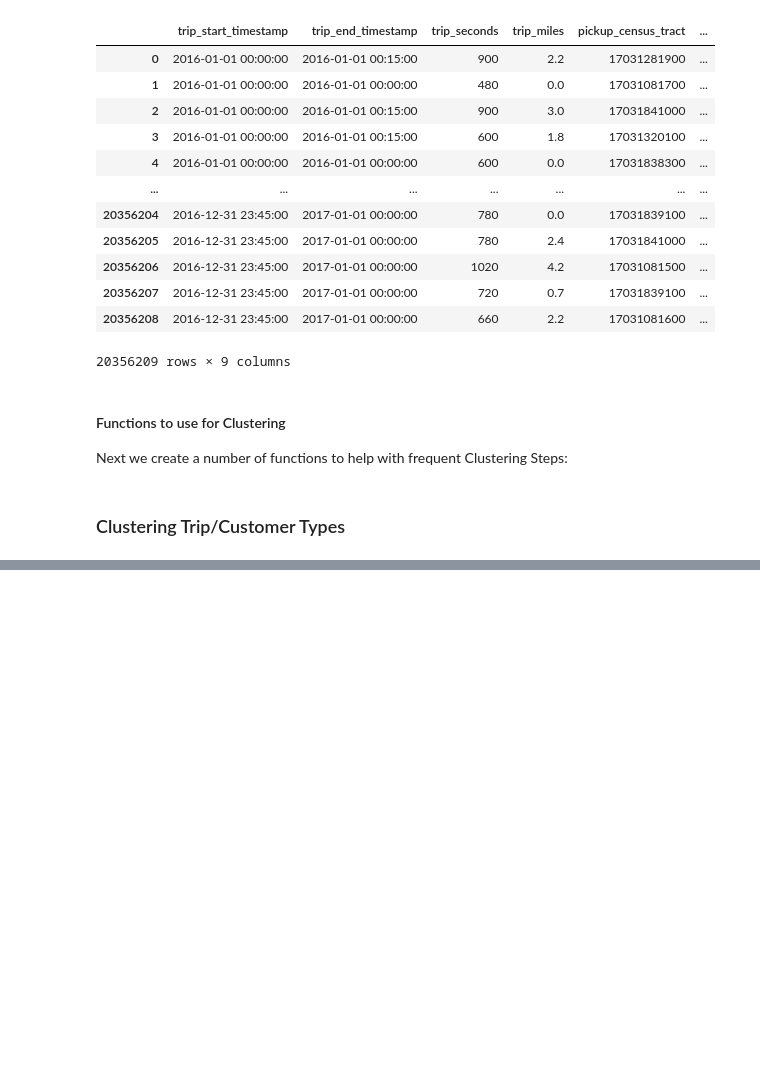
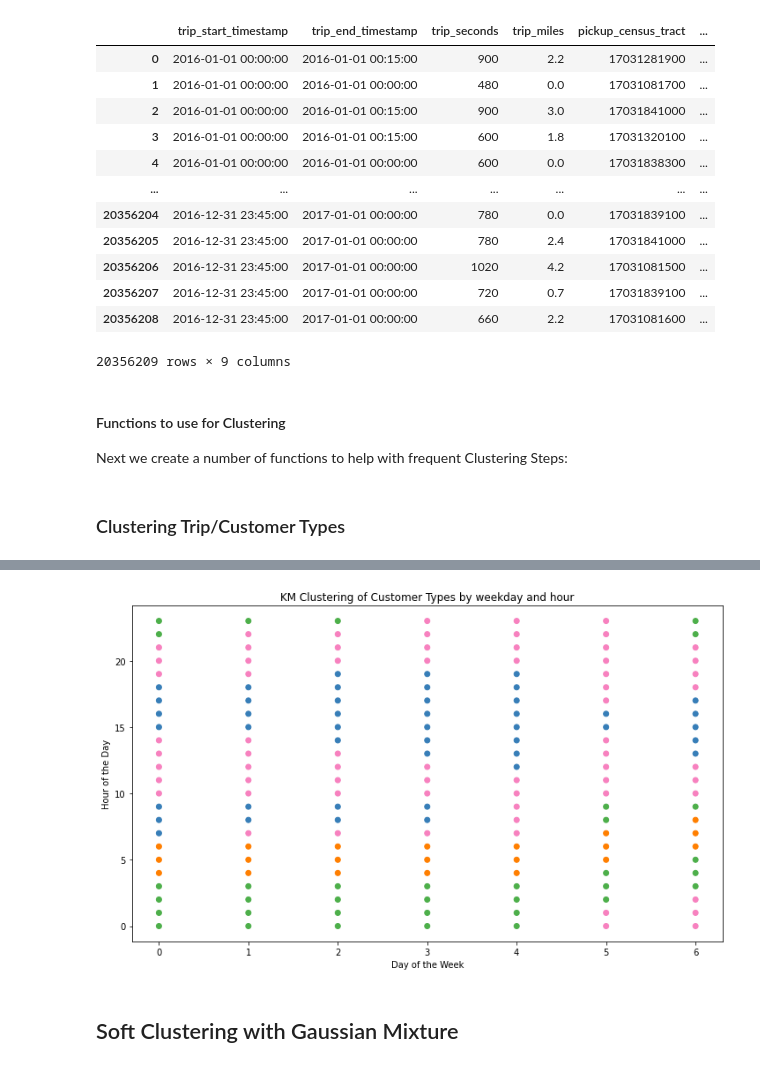
Before and after one commit to yassinehammou27/AAA_intentionally_blank, a Jupyter notebook: clustering.ipynb, the cells around one changed output, grey strips where cells are left out. Cells and saved outputs as stored; diff of their text form; code cells hidden in the pictures; blank space fills up the shorter version.

```diff
--- a/clustering.ipynb
+++ b/clustering.ipynb
@@ -91,0 +236,19 @@ def describeData(originalDataframe, scaledDataframe, numClusters):
+# %%
+#Plot the cluster result by hour and weekday
+plt.figure(figsize=(12,7))
+
+# Colors to map to clusters
+colors = {0:'#377eb8', 1:'#ff7f00', 2:'#4daf4a', 3:'#f781bf'}
+
+plt.scatter(x=taxi_df_clustering_merged['weekday'], y=taxi_df_clustering_merged['hour'], c=taxi_df_clustering_merged['ClusterKM'].map(colors))
+
+#handles = [Line2D([0], [0], marker='o', color='w', markerfacecolor=v, label=k, markersize=8) for k, v in colors.items()]
+#plt.legend(title='Cluster', handles=handles, bbox_to_anchor=(1.05, 1), loc='upper left')
+plt.title('KM Clustering of Customer Types by weekday and hour')
+plt.xlabel('Day of the Week')
+plt.ylabel('Hour of the Day')
+plt.show()
+# %% [output]
+[figure, added]
+# %% [markdown]
+## Soft Clustering with Gaussian Mixture
```
Also changed, not shown: parts of 16 cells of this notebook.
